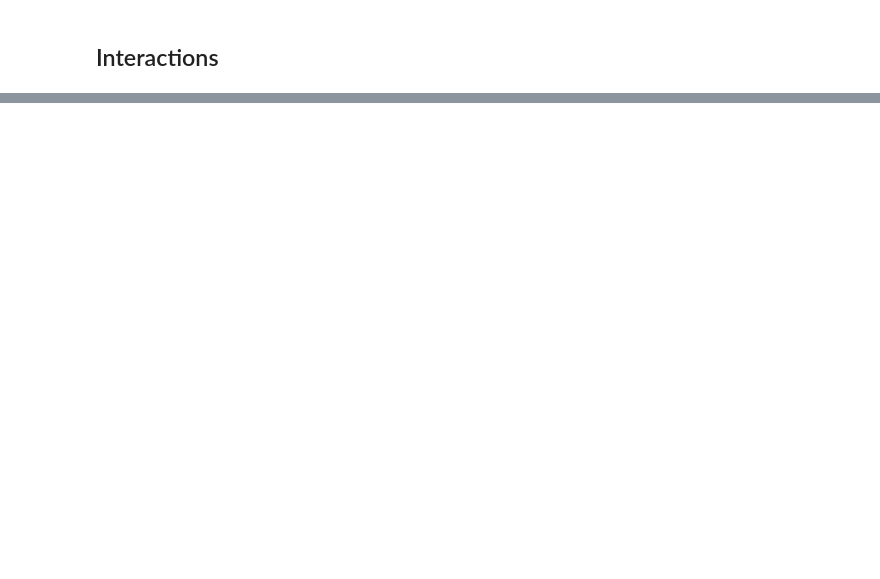
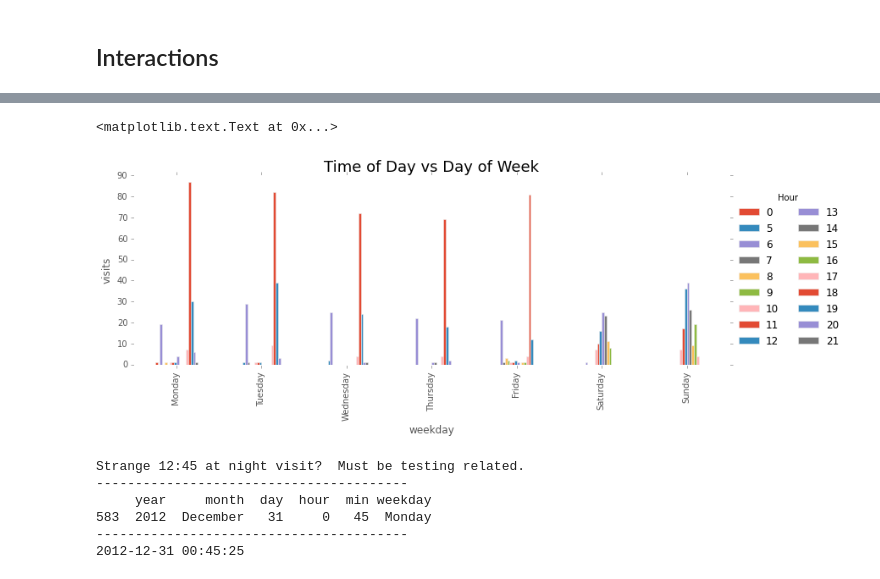
Before and after one commit to jrm5100/GymVisits, a Jupyter notebook: GymVisits.ipynb, the cells around one changed output, grey strips where cells are left out. Drawn from its saved outputs; the diff is of its cells as text; code cells hidden in the pictures; blank space fills up the shorter version.

```diff
--- a/GymVisits.ipynb
+++ b/GymVisits.ipynb
@@ -320,0 +371,25 @@ ImportError: No module named 'seaborn'
+# %%
+#Time vs Weekday
+fig,ax = plt.subplots(1, figsize=(14,4))
+visits_df.pivot_table(index='weekday', columns='hour', values='min', aggfunc=len).plot(kind='bar', ax=ax)
+#fix legend
+box = ax.get_position()
+ax.set_position([box.x0, box.y0, box.width * 0.9, box.height])
+ax.legend(loc='center left', bbox_to_anchor=(1, 0.5), ncol=2, title="Hour")
+ax.set_title('Time of Day vs Day of Week', size=18)
+ax.set_ylabel('visits')
+# %% [output]
+<matplotlib.text.Text at 0x...>
+[figure, added]
+# %%
+print("Strange 12:45 at night visit?  Must be testing related.\n"+"-"*40)
+print(visits_df[visits_df['hour']==0])
+print("-"*40)
+print(visits.loc[583])
+# %% [output]
+Strange 12:45 at night visit?  Must be testing related.
+----------------------------------------
+     year     month  day  hour  min weekday
+583  2012  December   31     0   45  Monday
+----------------------------------------
+2012-12-31 00:45:25
```
Also changed, not shown: parts of 14 cells of this notebook.
